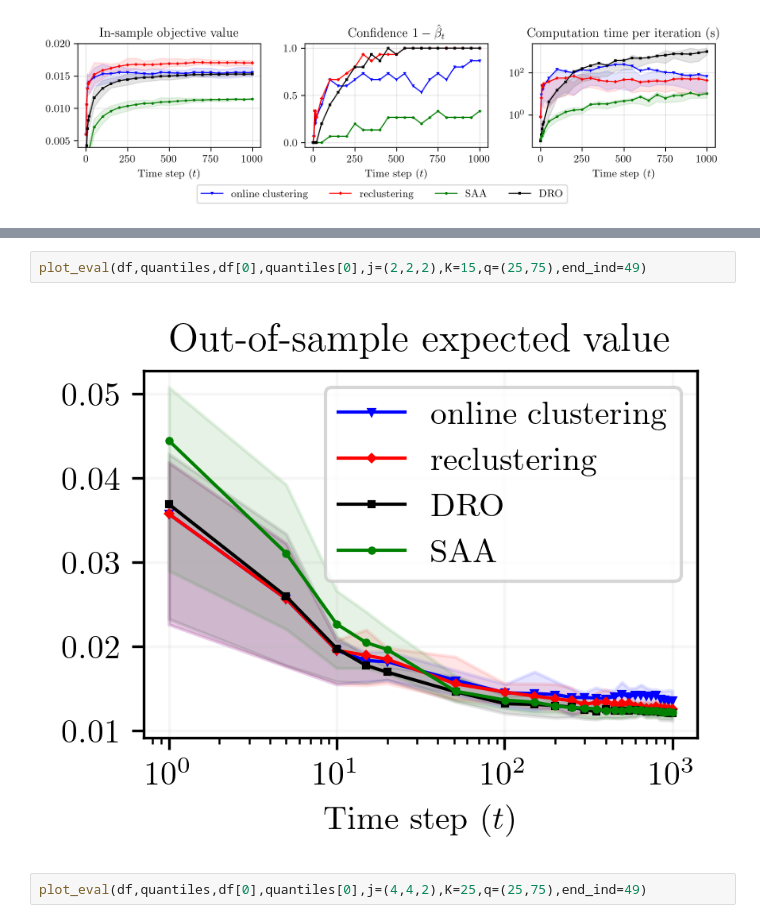
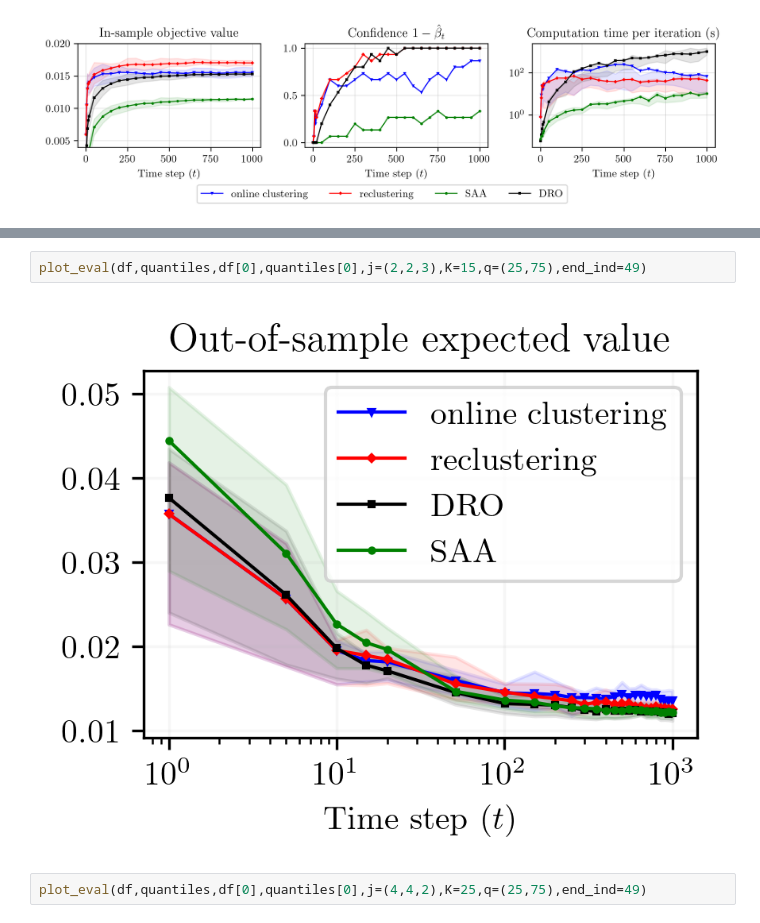
Before and after one commit to stellatogrp/online_mro, a Jupyter notebook: portfolio/analysis/plots/plots_1000.ipynb, the cells around one changed output, grey strips where cells are left out. Cells and saved outputs as stored; diff of their text form.

```diff
--- a/portfolio/analysis/plots/plots_1000.ipynb
+++ b/portfolio/analysis/plots/plots_1000.ipynb
@@ -549,7 +549,7 @@ plot_certificates(df,quantiles,df[0],quantiles[0],j=(4,4,2),K=25,q=(25,75),ylim=
 # %%
-plot_eval(df,quantiles,df[0],quantiles[0],j=(2,2,2),K=15,q=(25,75),end_ind=49)
+plot_eval(df,quantiles,df[0],quantiles[0],j=(2,2,3),K=15,q=(25,75),end_ind=49)
 # %% [output]
-[figure, old version]
+[figure, new version]
 # %%
 plot_eval(df,quantiles,df[0],quantiles[0],j=(4,4,2),K=25,q=(25,75),end_ind=49)
 # %% [output]
```
Also changed, not shown: parts of 1 cell of this notebook, 39 other files.
